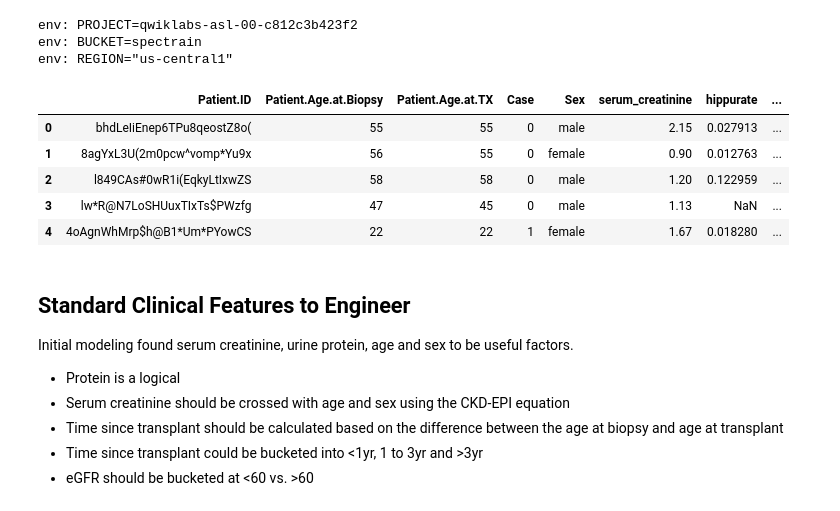
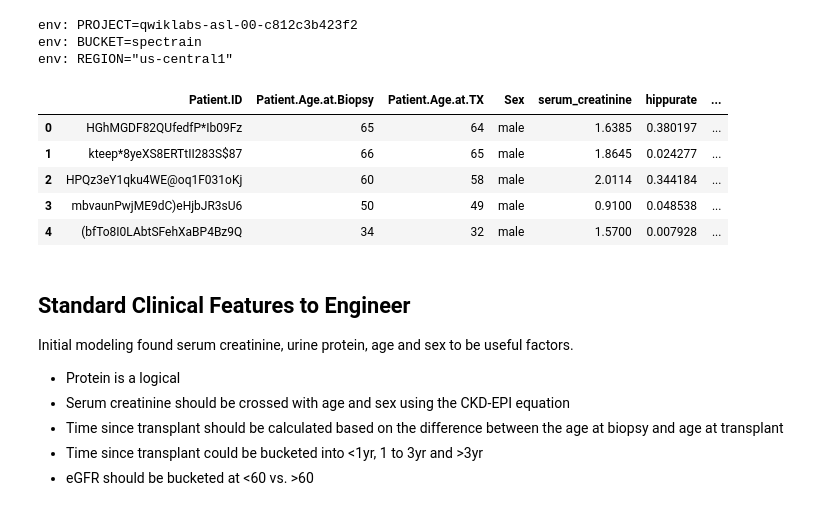
Before and after one commit to semantix/SpecTRAIN, a Jupyter notebook: jwm.ipynb, the cells around one changed output. Drawn from its saved outputs; the diff is of its cells as text; code cells hidden in the pictures.

```diff
--- a/jwm.ipynb
+++ b/jwm.ipynb
@@ -55,16 +56,16 @@ env: PROJECT=qwiklabs-asl-00-c812c3b423f2
 env: BUCKET=spectrain
 env: REGION="us-central1"
 # %%
-df=pd.read_csv('gs://qwiklabs-asl-00-c812c3b423f2/spec_train_output/input/Kidney_TX_data.csv')
+df=pd.read_csv('gs://spectrain/Kidney_TX_data_with_split.csv')
 df = df.filter(regex=r'^(?!LS|Banff|Biopsy|Source|Patient.S|Nmr)')
 df.head()
 # %% [output]
-|  | Patient.ID | Patient.Age.at.Biopsy | Patient.Age.at.TX | Case | Sex | serum_creatinine | hippurate | ... |
-| 0 | bhdLeIiEnep6TPu8qeostZ8o( | 55 | 55 | 0 | male | 2.15 | 0.027913 | ... |
-| 1 | 8agYxL3U(2m0pcw^vomp*Yu9x | 56 | 55 | 0 | female | 0.90 | 0.012763 | ... |
-| 2 | l849CAs#0wR1i(EqkyLtIxwZS | 58 | 58 | 0 | male | 1.20 | 0.122959 | ... |
-| 3 | lw*R@N7LoSHUuxTIxTs$PWzfg | 47 | 45 | 0 | male | 1.13 | NaN | ... |
-| 4 | 4oAgnWhMrp$h@B1*Um*PYowCS | 22 | 22 | 1 | female | 1.67 | 0.018280 | ... |
+|  | Patient.ID | Patient.Age.at.Biopsy | Patient.Age.at.TX | Sex | serum_creatinine | hippurate | ... |
+| 0 | HGhMGDF82QUfedfP*Ib09Fz | 65 | 64 | male | 1.6385 | 0.380197 | ... |
+| 1 | kteep*8yeXS8ERTtII283S$87 | 66 | 65 | male | 1.8645 | 0.024277 | ... |
+| 2 | HPQz3eY1qku4WE@oq1F031oKj | 60 | 58 | male | 2.0114 | 0.344184 | ... |
+| 3 | mbvaunPwjME9dC)eHjbJR3sU6 | 50 | 49 | male | 0.9100 | 0.048538 | ... |
+| 4 | (bfTo8I0LAbtSFehXaBP4Bz9Q | 34 | 32 | male | 1.5700 | 0.007928 | ... |
 # %% [markdown]
 ## Standard Clinical Features to Engineer
 Initial modeling found serum creatinine, urine protein, age and sex to be useful factors.
```
Also changed, not shown: parts of 14 cells of this notebook.
